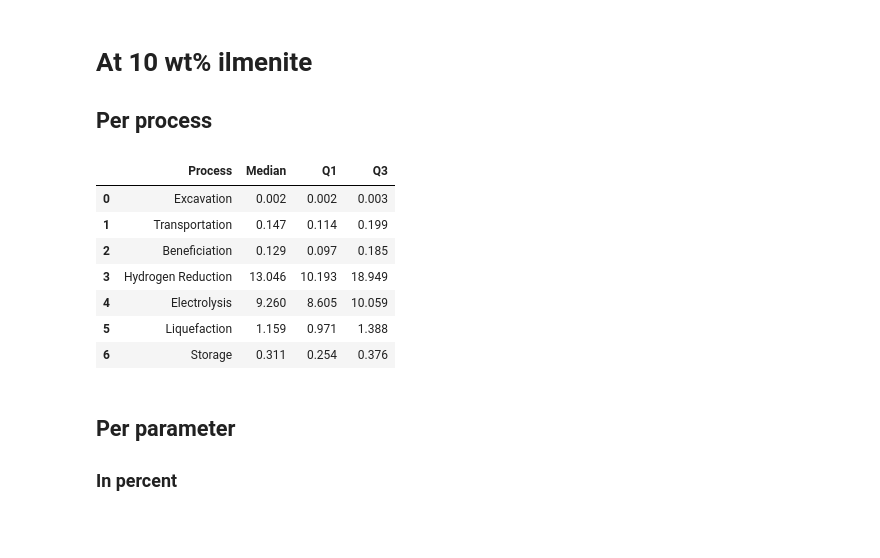
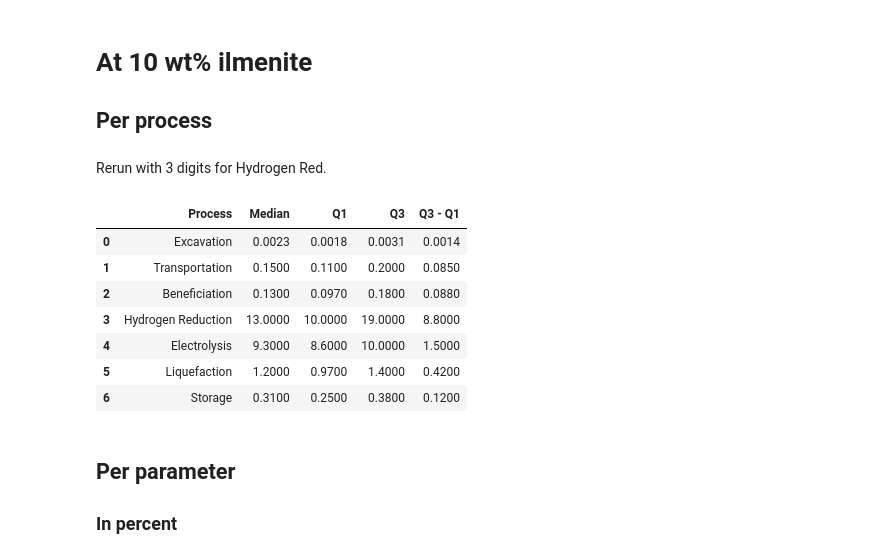
Before and after one commit to micnguy7-droid/process-design, a Jupyter notebook: space_resources/plotting/plot_systematics_quantiles.ipynb, the cells around one changed output. Cells and saved outputs as stored; diff of their text form; code cells hidden in the pictures; blank space fills up the shorter version.

Commit message:
Round to significant digits.

```diff
--- a/space_resources/plotting/plot_systematics_quantiles.ipynb
+++ b/space_resources/plotting/plot_systematics_quantiles.ipynb
@@ -191,33 +192,51 @@ System efficiency 3.15
 # %% [markdown]
 # At 10 wt% ilmenite
 ## Per process
+# %%
+def round_to_significant_digits(number, n):
+    if number == 0:
+        return 0
+
+    # Determine the exponent of the number
+    exponent = math.floor(math.log10(abs(number)))
+
+    # Compute the multiplier needed to shift the number to the desired significant digits
+    multiplier = 10 ** (n - exponent - 1)
+
+    # Round the number to the desired significant digits
+    rounded_number = round(number * multiplier) / multiplier
+
+    return rounded_number
+# %% [markdown]
+Rerun with 3 digits for Hydrogen Red.
 # %%
 process_wt_10 = pd.DataFrame(
     {'Process': [], 'Median': [], 'Q1': [], 'Q3': []})
 
 for i, label in enumerate(process_labels):
     process_index = i #process_indexes[i]
 
     q1 = np.quantile(monte_carlo_dict[0][:, process_index], 0.25, axis=0)
     q3 = np.quantile(monte_carlo_dict[0][:, process_index], 0.75, axis=0)
     median = np.median(monte_carlo_dict[0][:, process_index], axis=0)
 
     new_row = pd.DataFrame({'Process': [label],
-                            'Median': [np.around(median[wt_10], 3)],
-                            'Q1': [np.around(q1[wt_10], 3)],
-                            'Q3': [np.around(q3[wt_10], 3)],
+                            'Median': [round_to_significant_digits(median[wt_10], 2)],
+                            'Q1': [round_to_significant_digits(q1[wt_10], 2)],
+                            'Q3': [round_to_significant_digits(q3[wt_10], 2)],
+                            'Q3 - Q1': [round_to_significant_digits(q3[wt_10] - q1[wt_10], 2)],
                             })
     process_wt_10 = pd.concat([process_wt_10, new_row], ignore_index=True)
 process_wt_10
 # %% [output]
-|  | Process | Median | Q1 | Q3 |
-| 0 | Excavation | 0.002 | 0.002 | 0.003 |
-| 1 | Transportation | 0.147 | 0.114 | 0.199 |
-| 2 | Beneficiation | 0.129 | 0.097 | 0.185 |
-| 3 | Hydrogen Reduction | 13.046 | 10.193 | 18.949 |
-| 4 | Electrolysis | 9.260 | 8.605 | 10.059 |
-| 5 | Liquefaction | 1.159 | 0.971 | 1.388 |
-| 6 | Storage | 0.311 | 0.254 | 0.376 |
+|  | Process | Median | Q1 | Q3 | Q3 - Q1 |
+| 0 | Excavation | 0.0023 | 0.0018 | 0.0031 | 0.0014 |
+| 1 | Transportation | 0.1500 | 0.1100 | 0.2000 | 0.0850 |
+| 2 | Beneficiation | 0.1300 | 0.0970 | 0.1800 | 0.0880 |
+| 3 | Hydrogen Reduction | 13.0000 | 10.0000 | 19.0000 | 8.8000 |
+| 4 | Electrolysis | 9.3000 | 8.6000 | 10.0000 | 1.5000 |
+| 5 | Liquefaction | 1.2000 | 0.9700 | 1.4000 | 0.4200 |
+| 6 | Storage | 0.3100 | 0.2500 | 0.3800 | 0.1200 |
 # %% [markdown]
 ## Per parameter
 ### In percent
```
Also changed, not shown: parts of 3 cells of this notebook.
